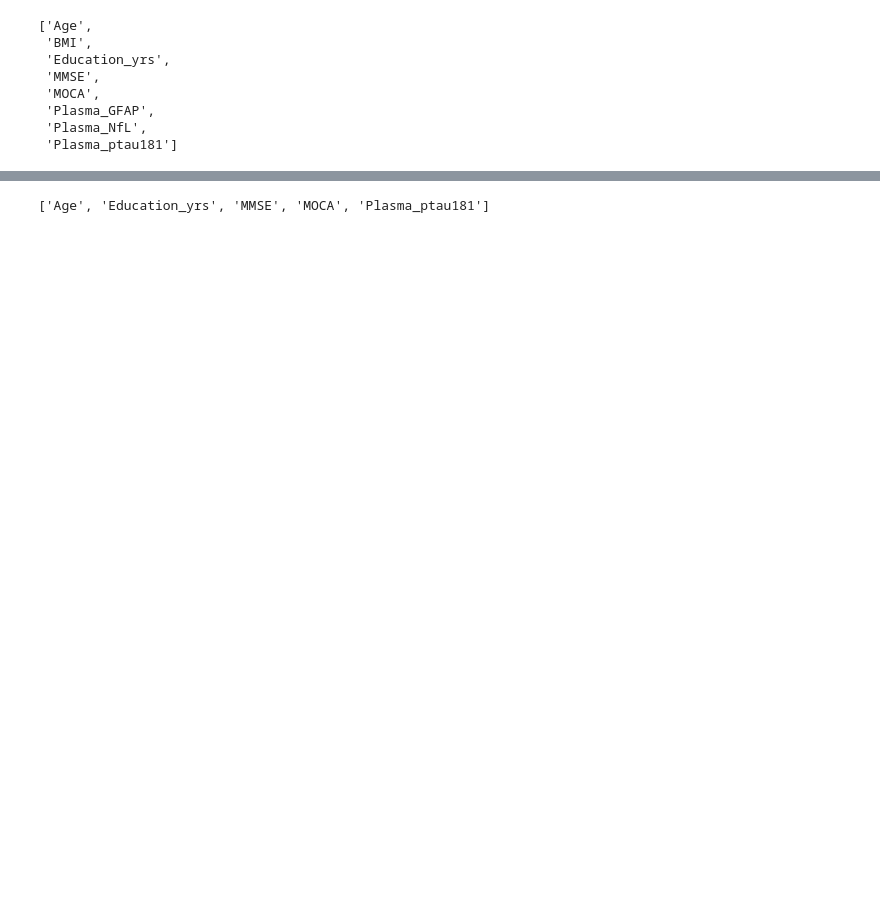
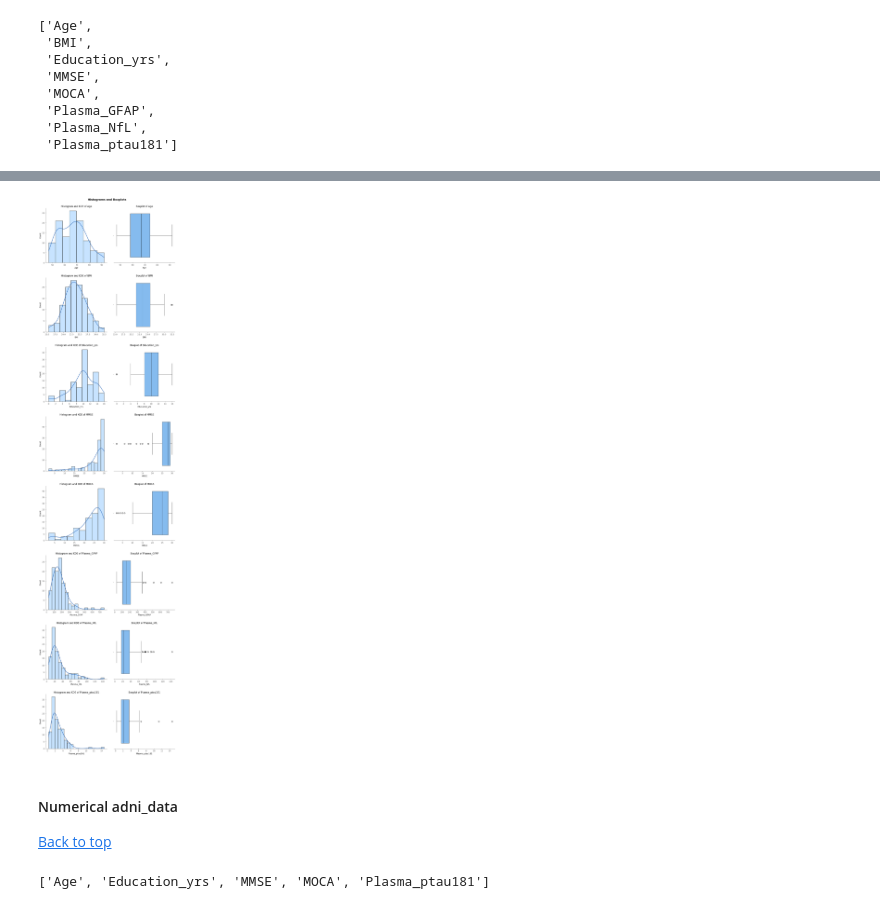
Before and after one commit to mardelmir/EDA_Project, a Jupyter notebook: src/notebooks/02_Univariate_Analysis.ipynb, the cells around one changed output, grey strips where cells are left out. Drawn from its saved outputs; the diff is of its cells as text; code cells hidden in the pictures; blank space fills up the shorter version.

```diff
--- a/src/notebooks/02_Univariate_Analysis.ipynb
+++ b/src/notebooks/02_Univariate_Analysis.ipynb
@@ -240,3 +288,11 @@ numerical_bm
+# %%
+vt.plot_combined_numerical_distribution(df_bm, numerical_bm, kde = True, boxplot = True)
+# %% [output]
+[figure, added]
+# %% [markdown]
+#### Numerical adni_data
+
+[Back to top](#table-of-contents)
 # %%
 adni_classification = dt.classify_by_cardinality(df_adni)
 column_selection = adni_classification.loc[adni_classification['Suggested Type'].isin(['Numerical (discrete)', 'Numerical (continuous)'])]
```
Also changed, not shown: parts of 25 cells of this notebook, 3 other files.
